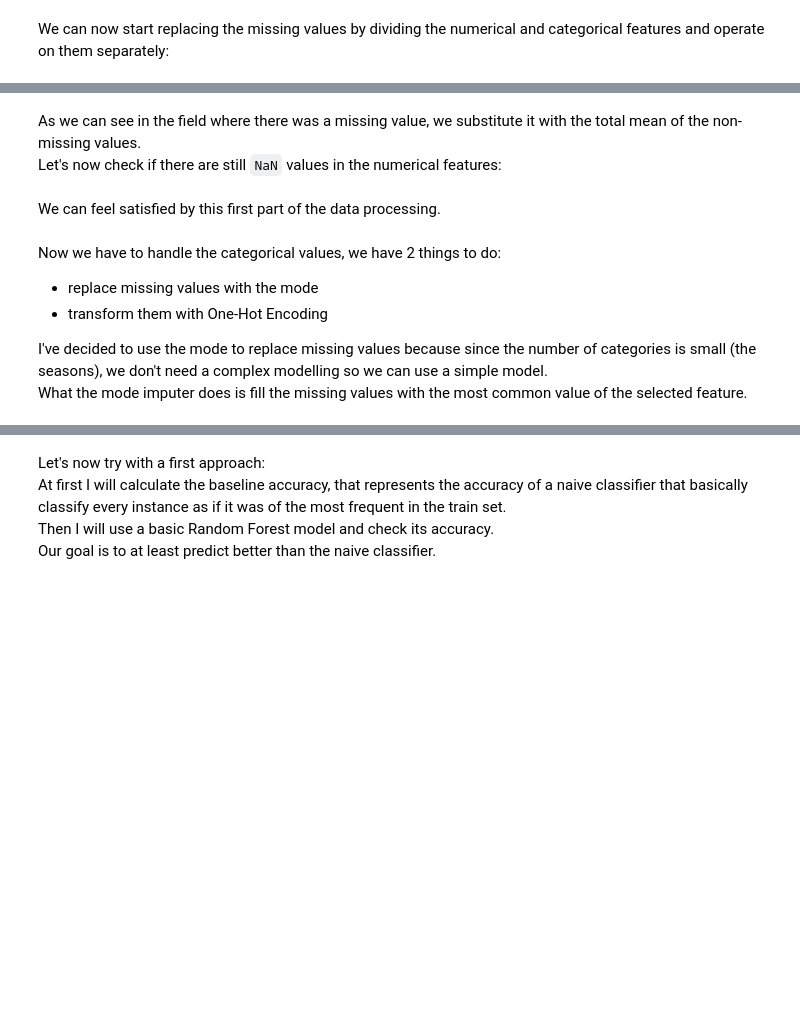
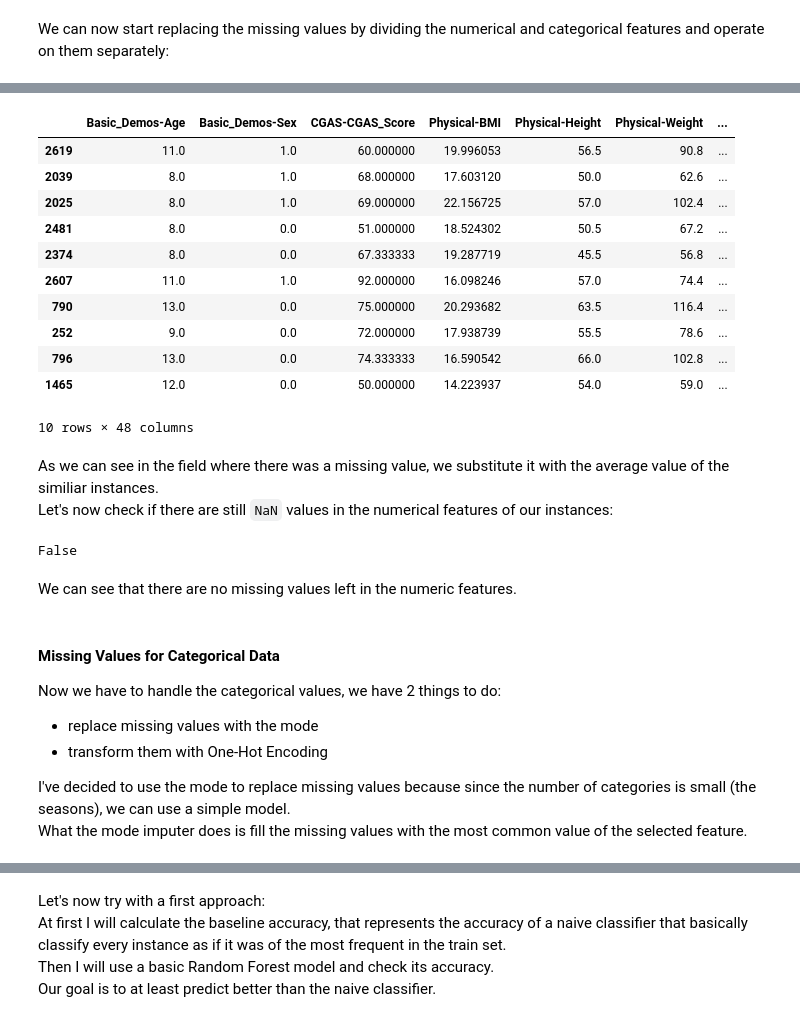
Before and after one commit to Pizz0x/Child-Mind, a Jupyter notebook: 1_DataCleaning.ipynb, the cells around one changed output, grey strips where cells are left out. Drawn from its saved outputs; the diff is of its cells as text; code cells hidden in the pictures; blank space fills up the shorter version.

```diff
--- a/1_DataCleaning.ipynb
+++ b/1_DataCleaning.ipynb
@@ -111,39 +221,52 @@ I decided to use it because in this case it's way better than the mean since, as
 # %%
 from sklearn.impute import KNNImputer
 from sklearn.preprocessing import StandardScaler
 
 scaler = StandardScaler()
 imputer = KNNImputer(n_neighbors=3)
 
 # train set
 scaled_train = scaler.fit_transform(new_X_train)
 X_array = imputer.fit_transform(scaled_train)
 X_array = scaler.inverse_transform(X_array)
 new_X_train = pd.DataFrame(X_array, columns=new_X_train.columns, index=new_X_train.index) # convert into a dataframe since X_array is of type ndarray
 
 # test set
 scaled_test = scaler.fit_transform(new_X_test)
 X_array = imputer.fit_transform(scaled_test)
 X_array = scaler.inverse_transform(X_array)
 new_X_test = pd.DataFrame(X_array, columns=new_X_test.columns, index=new_X_test.index)
 
-#new_X_train.head(10)
+new_X_train.head(10)
+# %% [output]
+|  | Basic_Demos-Age | Basic_Demos-Sex | CGAS-CGAS_Score | Physical-BMI | Physical-Height | Physical-Weight | ... |
+| 2619 | 11.0 | 1.0 | 60.000000 | 19.996053 | 56.5 | 90.8 | ... |
+| 2039 | 8.0 | 1.0 | 68.000000 | 17.603120 | 50.0 | 62.6 | ... |
+| 2025 | 8.0 | 1.0 | 69.000000 | 22.156725 | 57.0 | 102.4 | ... |
+| 2481 | 8.0 | 0.0 | 51.000000 | 18.524302 | 50.5 | 67.2 | ... |
+| 2374 | 8.0 | 0.0 | 67.333333 | 19.287719 | 45.5 | 56.8 | ... |
+| 2607 | 11.0 | 1.0 | 92.000000 | 16.098246 | 57.0 | 74.4 | ... |
+| 790 | 13.0 | 0.0 | 75.000000 | 20.293682 | 63.5 | 116.4 | ... |
+| 252 | 9.0 | 0.0 | 72.000000 | 17.938739 | 55.5 | 78.6 | ... |
+| 796 | 13.0 | 0.0 | 74.333333 | 16.590542 | 66.0 | 102.8 | ... |
+| 1465 | 12.0 | 0.0 | 50.000000 | 14.223937 | 54.0 | 59.0 | ... |
+10 rows × 48 columns
 # %% [markdown]
-As we can see in the field where there was a missing value, we substitute it with the total mean of the non-missing values. <br>
-Let's now check if there are still `NaN` values in the numerical features:
+As we can see in the field where there was a missing value, we substitute it with the average value of the similiar instances. <br>
+Let's now check if there are still `NaN` values in the numerical features of our instances:
 # %%
-num_inst, num_features = new_X_train.shape
-for f in range(num_features):
-    col = new_X_train.iloc[:, f].astype(str)
-    #print(f, np.unique(col))
+print(new_X_train.isna().values.any())
+# %% [output]
+False
 # %% [markdown]
-We can feel satisfied by this first part of the data processing.
+We can see that there are no missing values left in the numeric features.
 # %% [markdown]
+#### **Missing Values for Categorical Data**
 Now we have to handle the categorical values, we have 2 things to do:
 - replace missing values with the mode
 - transform them with One-Hot Encoding <br>
 
-I've decided to use the mode to replace missing values because since the number of categories is small (the seasons), we don't need a complex modelling so we can use a simple model.<br>
+I've decided to use the mode to replace missing values because since the number of categories is small (the seasons), we can use a simple model.<br>
 What the mode imputer does is fill the missing values with the most common value of the selected feature.
 # %%
 from sklearn.impute import SimpleImputer
```
Also changed, not shown: parts of 34 cells of this notebook.
